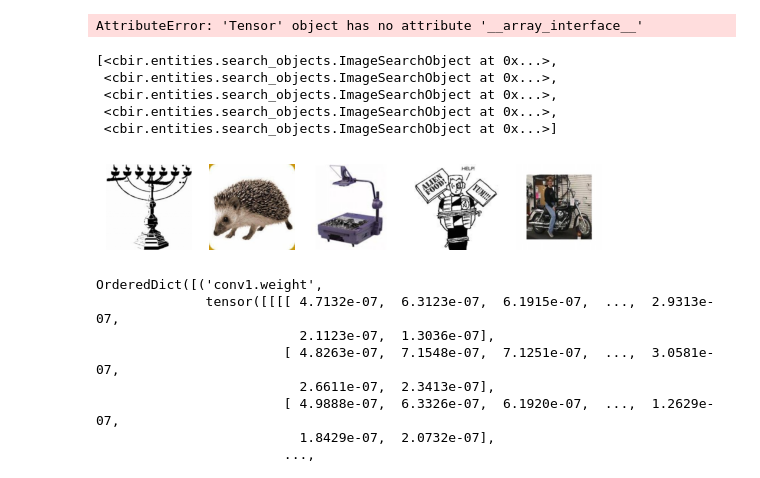
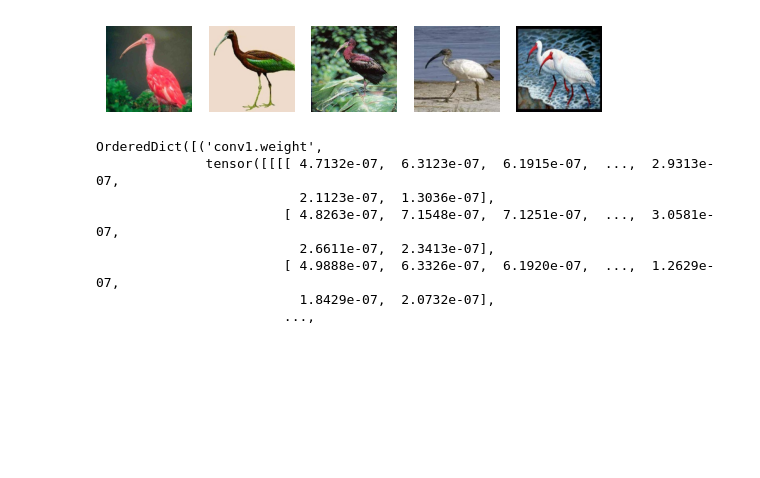
Before and after one commit to nrhevu/CV-basic, a Jupyter notebook: cbir_dev.ipynb, the cells around one changed output. Drawn from its saved outputs; the diff is of its cells as text; code cells hidden in the pictures; blank space fills up the shorter version.

Commit message:
fix: resnet cbir

```diff
--- a/cbir_dev.ipynb
+++ b/cbir_dev.ipynb
@@ -15,10 +25,12 @@ trainloader = torch.utils.data.DataLoader(
 )
 # %%
 from cbir import *
+from cbir.featuring.vgg16 import VGG16Extractor
 from cbir.pipeline import *
 
 rgb_histogram = RGBHistogram(n_bin=8, h_type="region")
-resnet = ResNetExtractor(model = "resnet152", pick_layer="avg", device="cuda")
-array_store = NPArrayStore(retrieve=KNNRetrieval(metric="euclidean"))
+resnet = ResNetExtractor(model = "resnet18", device="cuda")
+# vgg16 = VGG16Extractor(device="cuda")
+array_store = NPArrayStore(retrieve=KNNRetrieval(metric="cosine"))
 
-cbir = CBIR(resnet, array_store)
+cbir = CBIR(rgb_histogram, array_store)
@@ -67,2 +36,0 @@ plt.imshow(cbir.feature_store.images[3141].transpose(1, 2, 0))
-# %%
-cbir.feature_store.retrieval.knn = cbir.feature_store.retrieval.knn.fit(cbir.feature_store.X, cbir.feature_store.y)
@@ -81,13 +36,0 @@ plt.imshow(transforms.Resize((256, 256))(n1).permute(1, 2, 0).numpy())
-# %%
-from PIL import Image
-Image.fromarray(n1)
-# %% [output]
-AttributeError: 'Tensor' object has no attribute '__array_interface__'
-# %%
-rs
-# %% [output]
-[<cbir.entities.search_objects.ImageSearchObject at 0x...>,
- <cbir.entities.search_objects.ImageSearchObject at 0x...>,
- <cbir.entities.search_objects.ImageSearchObject at 0x...>,
- <cbir.entities.search_objects.ImageSearchObject at 0x...>,
- <cbir.entities.search_objects.ImageSearchObject at 0x...>]
@@ -94,13 +41,21 @@ rs
+# %%
+img = Image.open("/home/edtechai/works/vunt/CV-basic/data/caltech-101/sunflower/image_0003.jpg")
+img = transform(img)
+img = img.numpy().transpose(1,2,0)
+# %%
+# rs = cbir.retrieve(np.expand_dims(img, axis=0), k=5)
+rs = cbir.retrieve(img, k=5)
 # %%
 import matplotlib.pyplot as plt
 fig, ax = plt.subplots(1,5)
 for i, r in enumerate(rs):
-    ax[i].imshow(r.image.transpose((1, 2, 0)))
+    # ax[i].imshow(r.image.transpose((1, 2, 0)))
+    ax[i].imshow(r.image)
     # ax[i].set_title(f"{r.distance}")
     ax[i].axis("off")
 plt.show()
 # %% [output]
-[figure, old version]
+[figure, new version]
 # %%
 import torchvision.models as models
 
```
Also changed, not shown: parts of 29 cells of this notebook, 4 other files.
